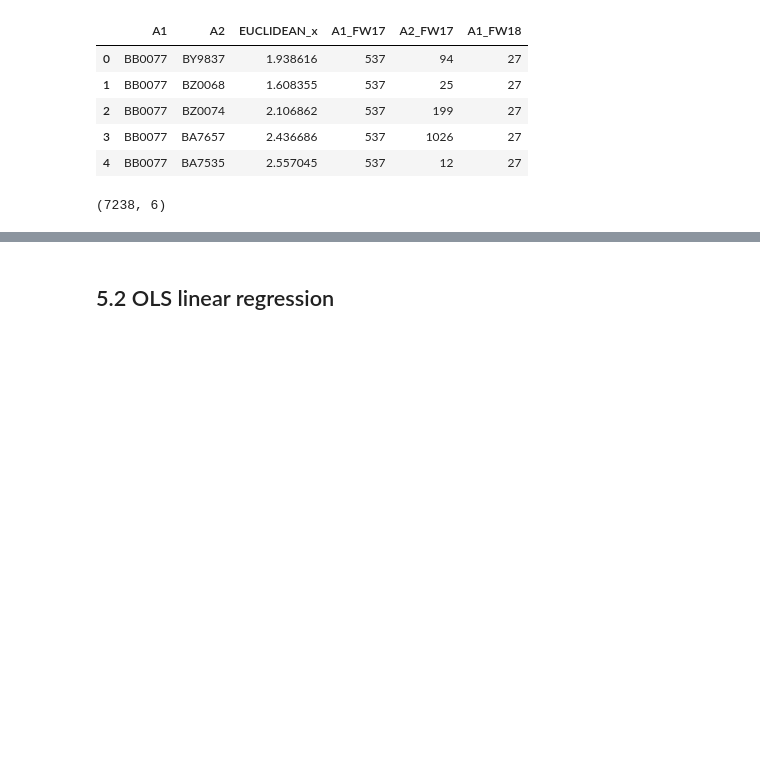
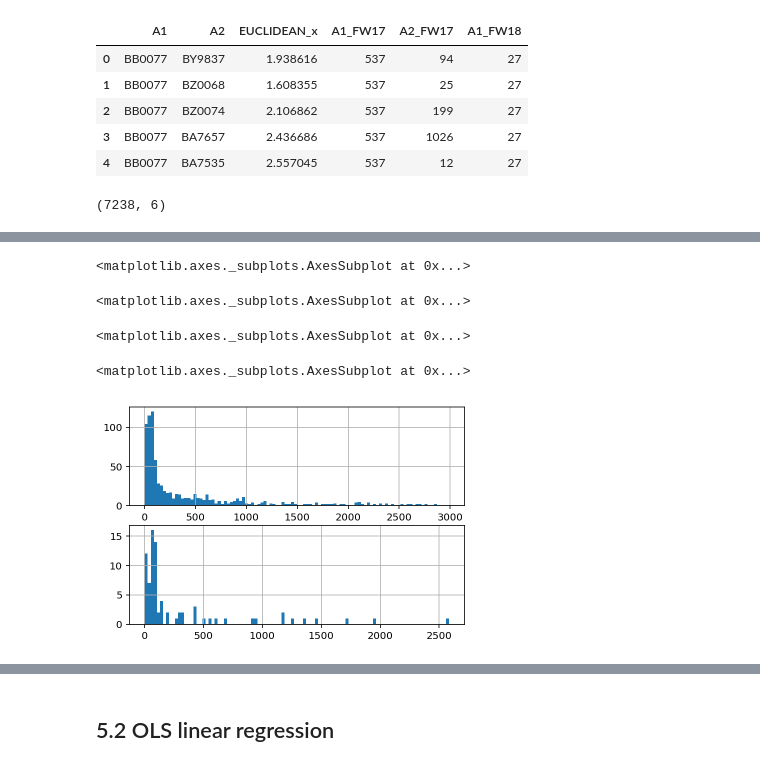
Before and after one commit to cwcomiskey/Misc, a Jupyter notebook: Bread_and_Butter.ipynb, the cells around one changed output, grey strips where cells are left out. Drawn from its saved outputs; the diff is of its cells as text; code cells hidden in the pictures; blank space fills up the shorter version.

Commit message:
tidied, lean and mean

```diff
--- a/Bread_and_Butter.ipynb
+++ b/Bread_and_Butter.ipynb
@@ -839,0 +702,5 @@ preds
+# %%
+kahuna_skinny = kahuna[['A1', 'A1_FW17', 'A1_FW18', 'A1_FW18_pred']].drop_duplicates()
+
+kahuna_skinny.shape
+kahuna_skinny.head()
@@ -839,0 +739,5 @@ preds
+# %%
+kahuna_skinny['Pct_Err'] = np.abs(kahuna_skinny['A1_FW18_pred'] - kahuna_skinny['A1_FW18'])/kahuna_skinny['A1_FW18'] * 100
+kahuna_skinny['Pct_Err2'] = np.abs(kahuna_skinny['A1_FW17'] - kahuna_skinny['A1_FW18'])/kahuna_skinny['A1_FW18'] * 100
+
+kahuna_skinny['Pct_Err'].describe()
@@ -839,0 +754,8 @@ preds
+# %%
+# MAPE by bin
+
+bins = [0, 20, 50, 500, 2000, 5000, 15000]
+kahuna_skinny['bin'] = pd.cut(np.array(kahuna_skinny['A1_FW17']), bins)
+
+# Pred(A0_i) = mean of similar items year i-1
+kahuna_skinny.groupby('bin')['Pct_Err'].describe()
@@ -839,0 +783,12 @@ preds
+# %%
+plt.subplot(2, 1, 1)
+kahuna_skinny[kahuna_skinny['Pct_Err'] < 3000]['Pct_Err'].hist(bins = 100)
+
+plt.subplot(2, 1, 2)
+kahuna_skinny[(kahuna_skinny['Pct_Err'] < 3000) & (kahuna_skinny['A1_FW17'] < 21)]['Pct_Err'].hist(bins = 100)
+# %% [output]
+<matplotlib.axes._subplots.AxesSubplot at 0x...>
+<matplotlib.axes._subplots.AxesSubplot at 0x...>
+<matplotlib.axes._subplots.AxesSubplot at 0x...>
+<matplotlib.axes._subplots.AxesSubplot at 0x...>
+[figure, added]
```
Also changed, not shown: parts of 39 cells of this notebook.
